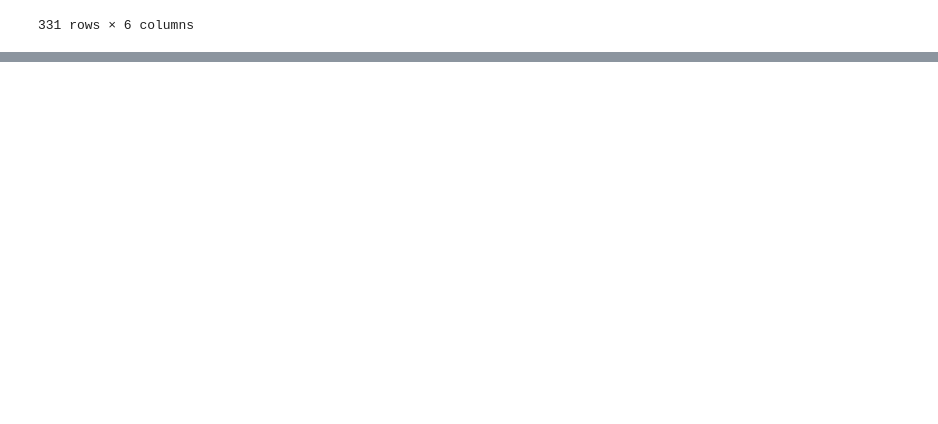
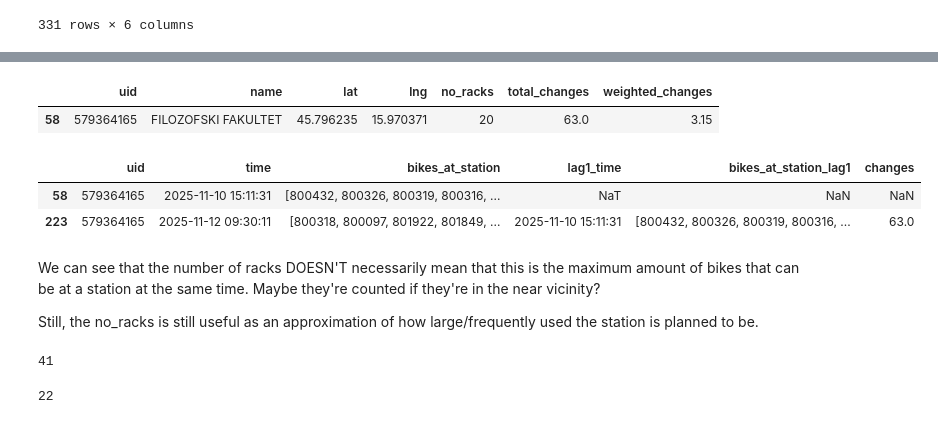
Before and after one commit to Mkranj/BajsBoard, a Jupyter notebook: notebooks/analyse_stations.ipynb, the cells around one changed output, grey strips where cells are left out. Cells and saved outputs as stored; diff of their text form; code cells hidden in the pictures; blank space fills up the shorter version.

```diff
--- a/notebooks/analyse_stations.ipynb
+++ b/notebooks/analyse_stations.ipynb
@@ -259,0 +320,25 @@ bike_data
+# %%
+locations_changes.loc[locations_changes["name"] == "FILOZOFSKI FAKULTET"]
+# %% [output]
+|  | uid | name | lat | lng | no_racks | total_changes | weighted_changes |
+| 58 | 579364165 | FILOZOFSKI FAKULTET | 45.796235 | 15.970371 | 20 | 63.0 | 3.15 |
+# %%
+ffzg = bike_data.loc[bike_data["uid"] == 579364165]
+
+ffzg
+# %% [output]
+|  | uid | time | bikes_at_station | lag1_time | bikes_at_station_lag1 | changes |
+| 58 | 579364165 | 2025-11-10 15:11:31 | [800432, 800326, 800319, 800316, ... | NaT | NaN | NaN |
+| 223 | 579364165 | 2025-11-12 09:30:11 | [800318, 800097, 801922, 801849, ... | 2025-11-10 15:11:31 | [800432, 800326, 800319, 800316, ... | 63.0 |
+# %% [markdown]
+We can see that the number of racks DOESN'T necessarily mean that this is the maximum amount of bikes that can be at a station at the same time. Maybe they're counted if they're in the near vicinity?
+
+Still, the no_racks is still useful as an approximation of how large/frequently used the station is planned to be.
+# %%
+len(ffzg["bikes_at_station"][58])
+# %% [output]
+41
+# %%
+len(ffzg["bikes_at_station"][223])
+# %% [output]
+22
```
Also changed, not shown: parts of 6 cells of this notebook.
